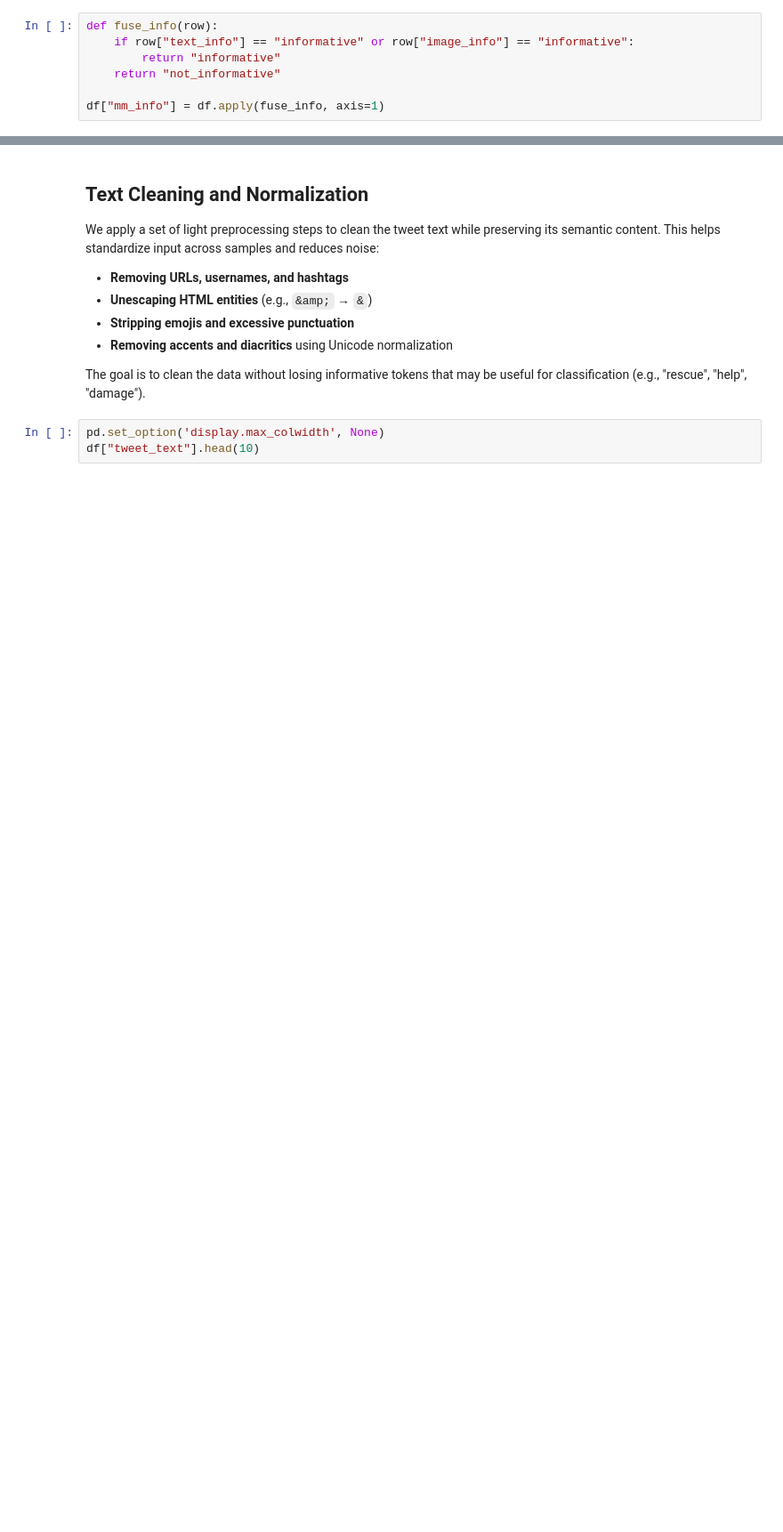
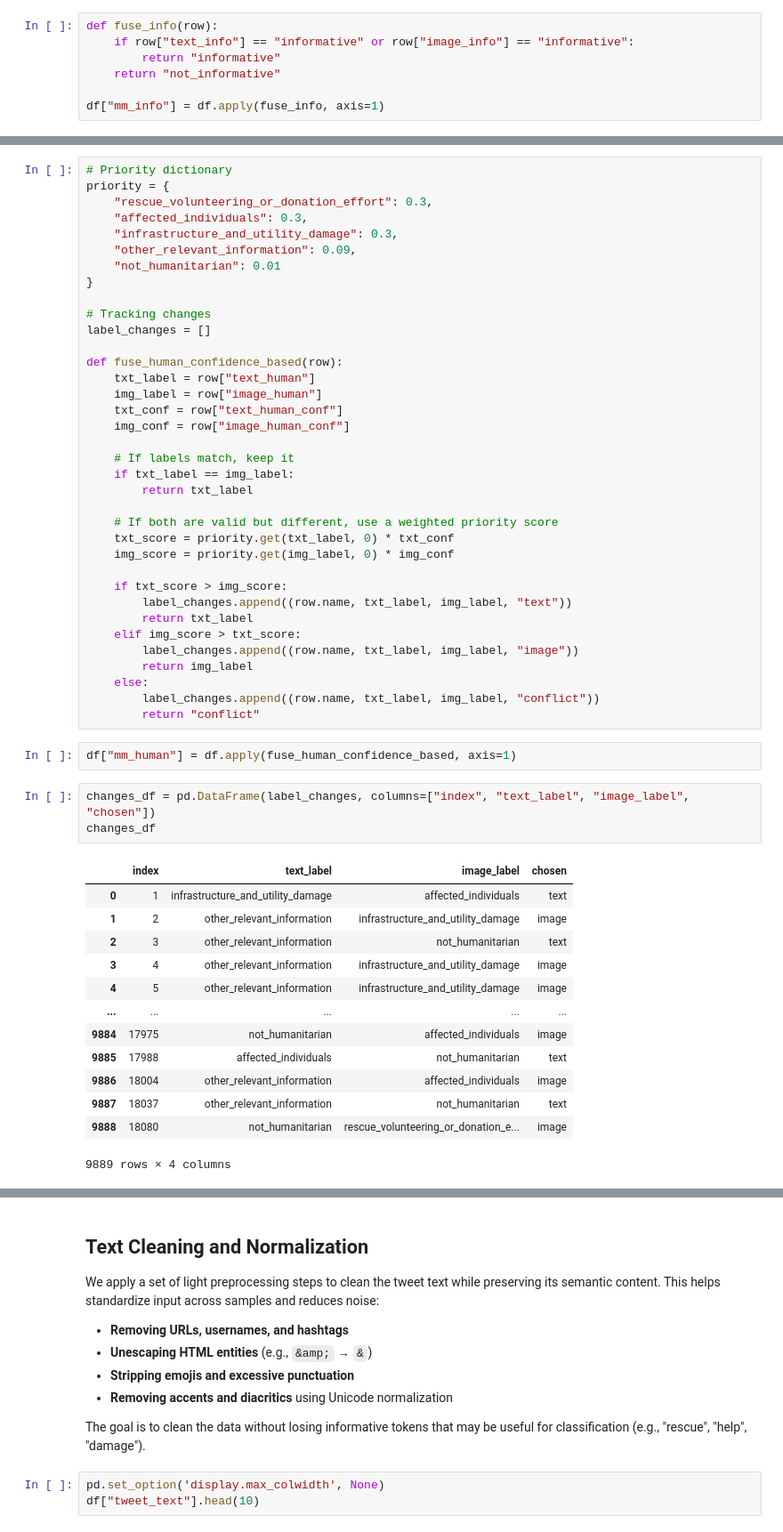
Before and after one commit to andreaceto/multimodal-crisis-classification, a Jupyter notebook: 01_preprocessing.ipynb, the cells around one changed output, grey strips where cells are left out. Shown at 89% size. Saved outputs shown, nothing was run; the diff lists cells and outputs as text; blank space fills up the shorter version.

```diff
--- a/01_preprocessing.ipynb
+++ b/01_preprocessing.ipynb
@@ -422,3 +401,58 @@ df["mm_human"] = df.apply(fuse_human, axis=1)
+# %%
+# Priority dictionary
+priority = {
+    "rescue_volunteering_or_donation_effort": 0.3,
+    "affected_individuals": 0.3,
+    "infrastructure_and_utility_damage": 0.3,
+    "other_relevant_information": 0.09,
+    "not_humanitarian": 0.01
+}
+
+# Tracking changes
+label_changes = []
+
+def fuse_human_confidence_based(row):
+    txt_label = row["text_human"]
+    img_label = row["image_human"]
+    txt_conf = row["text_human_conf"]
+    img_conf = row["image_human_conf"]
+
+    # If labels match, keep it
+    if txt_label == img_label:
+        return txt_label
+
+    # If both are valid but different, use a weighted priority score
+    txt_score = priority.get(txt_label, 0) * txt_conf
+    img_score = priority.get(img_label, 0) * img_conf
+
+    if txt_score > img_score:
+        label_changes.append((row.name, txt_label, img_label, "text"))
+        return txt_label
+    elif img_score > txt_score:
+        label_changes.append((row.name, txt_label, img_label, "image"))
+        return img_label
+    else:
+        label_changes.append((row.name, txt_label, img_label, "conflict"))
+        return "conflict"
+# %%
+df["mm_human"] = df.apply(fuse_human_confidence_based, axis=1)
+# %%
+changes_df = pd.DataFrame(label_changes, columns=["index", "text_label", "image_label", "chosen"])
+changes_df
+# %% [output]
+|  | index | text_label | image_label | chosen |
+| 0 | 1 | infrastructure_and_utility_damage | affected_individuals | text |
+| 1 | 2 | other_relevant_information | infrastructure_and_utility_damage | image |
+| 2 | 3 | other_relevant_information | not_humanitarian | text |
+| 3 | 4 | other_relevant_information | infrastructure_and_utility_damage | image |
+| 4 | 5 | other_relevant_information | infrastructure_and_utility_damage | image |
+| ... | ... | ... | ... | ... |
+| 9884 | 17975 | not_humanitarian | affected_individuals | image |
+| 9885 | 17988 | affected_individuals | not_humanitarian | text |
+| 9886 | 18004 | other_relevant_information | affected_individuals | image |
+| 9887 | 18037 | other_relevant_information | not_humanitarian | text |
+| 9888 | 18080 | not_humanitarian | rescue_volunteering_or_donation_e... | image |
+9889 rows × 4 columns
 # %%
 print_class_distribution(df, "mm_info")
 print_class_distribution(df, "mm_human")
```
Also changed, not shown: parts of 6 cells of this notebook, 1 other file.
